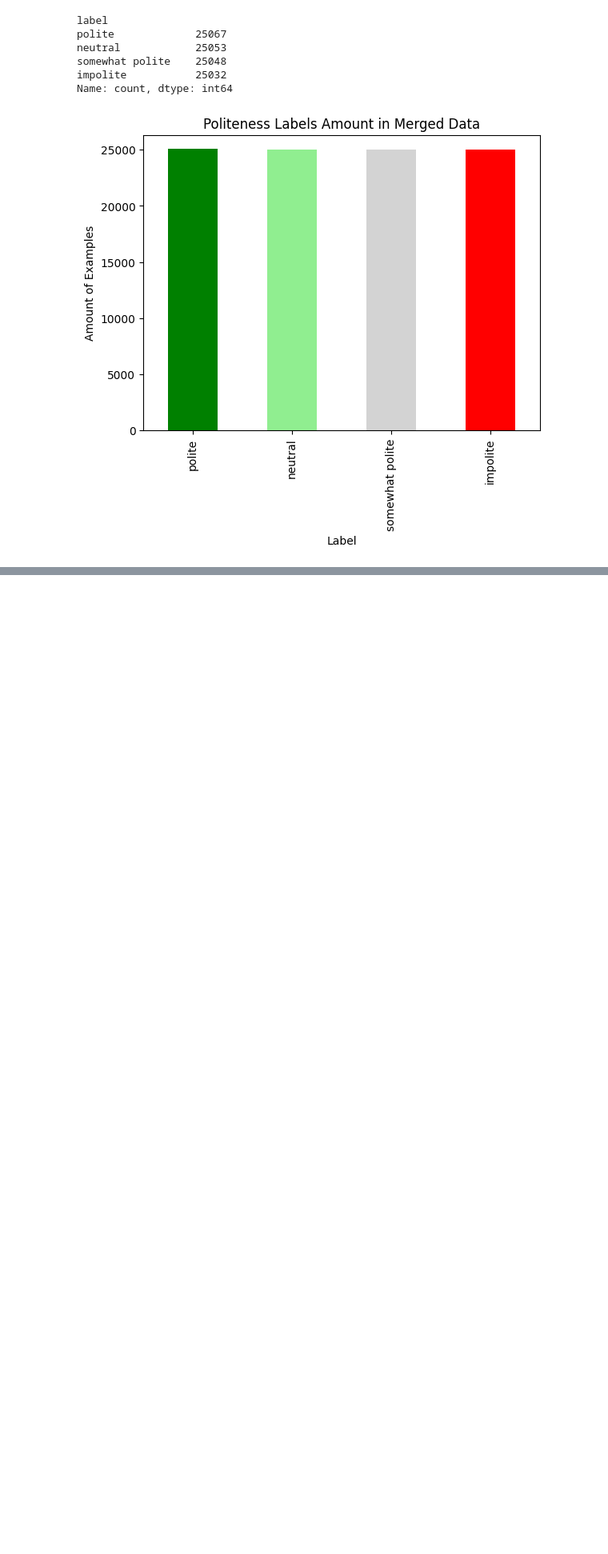
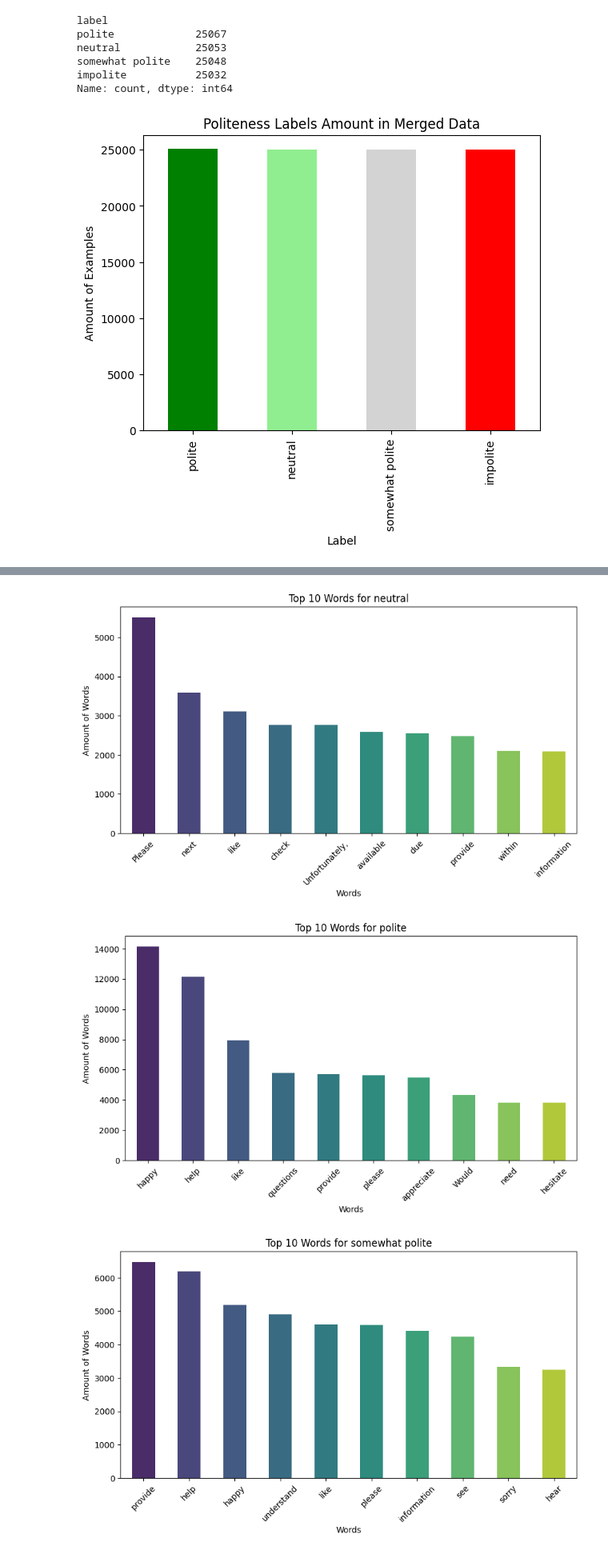
Before and after one commit to FranciscoAlves124/NLP1, a Jupyter notebook: eda.ipynb, the cells around one changed output, grey strips where cells are left out. Shown at 80% size. Saved outputs shown, nothing was run; the diff lists cells and outputs as text; code cells hidden in the pictures; blank space fills up the shorter version.

```diff
--- a/eda.ipynb
+++ b/eda.ipynb
@@ -109,0 +150,41 @@ Name: count, dtype: int64
+# %%
+import seaborn as sns
+import matplotlib.pyplot as plt
+import pandas as pd
+from nltk.corpus import stopwords
+
+# Download stopwords if not already downloaded
+import nltk
+nltk.download('stopwords')
+
+# Define the stopwords
+stop_words = set(stopwords.words('english'))
+
+def plot_word_distribution(data, label):
+    # Get all the text for the label
+    text = " ".join(data[data['label'] == label]['text'])
+    # Split the text into words
+    words = text.split()
+    # Remove stopwords
+    words = [word for word in words if word.lower() not in stop_words]
+    # Create a DataFrame with the words
+    words_df = pd.DataFrame(words, columns=['word'])
+    # Get the amount of each word
+    word_counts = words_df['word'].value_counts()
+    # Get the top 10 words
+    top_10_words = word_counts.head(10)
+    # Plot the top 10 words
+    plt.figure(figsize=(10, 5))
+    sns.barplot(x=top_10_words.index, y=top_10_words.values, hue=top_10_words.index, palette='viridis', dodge=False, legend=False, width=0.5)
+    plt.title(f'Top 10 Words for {label}')
+    plt.xlabel('Words')
+    plt.ylabel('Amount of Words')
+    # Rotate x-axis labels for better readability
+    plt.xticks(rotation=45)
+    # Show the plot
+    plt.show()
+
+# Plot the word distribution for each label
+for label in data['label'].unique():
+    plot_word_distribution(data, label)
+# %% [output]
@@ -109,0 +194,3 @@ Name: count, dtype: int64
+[figure, added]
+[figure, added]
+[figure, added]
```
Also changed, not shown: parts of 8 cells of this notebook, 3 other files.
